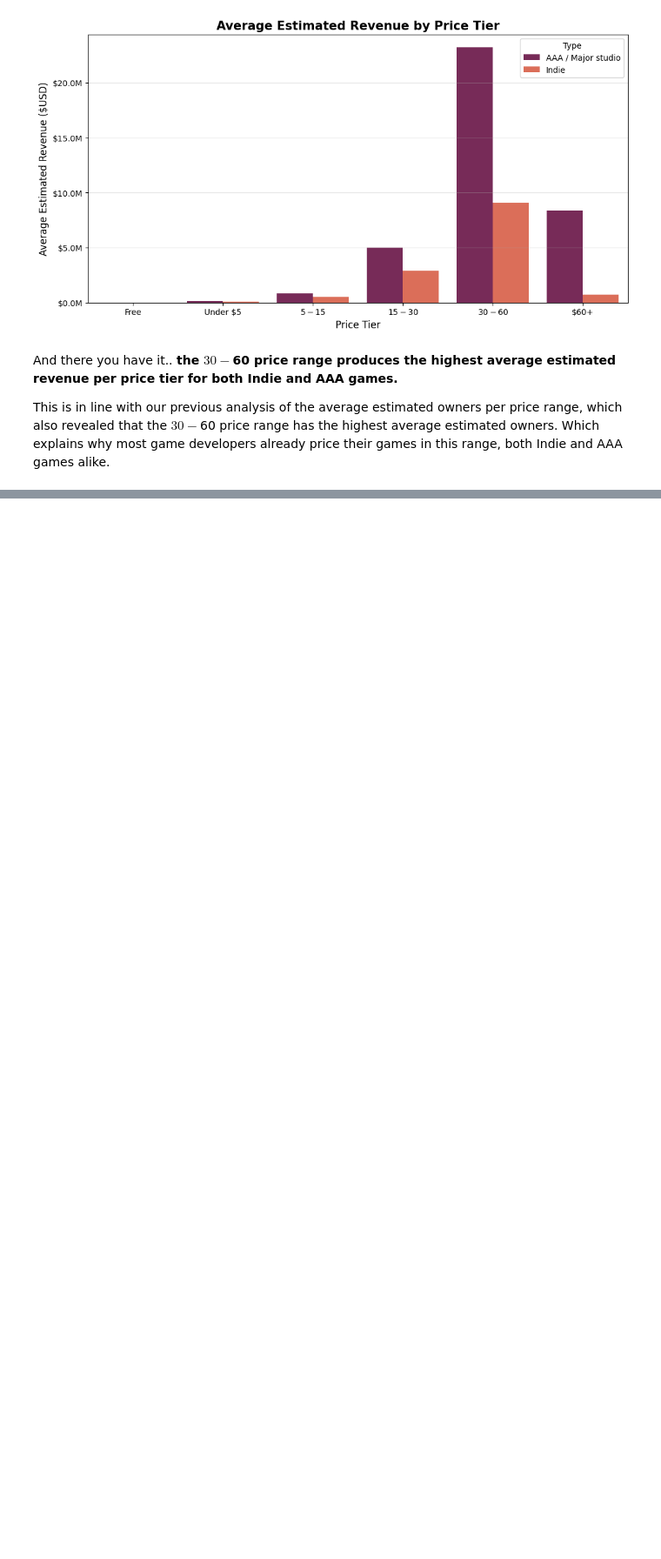
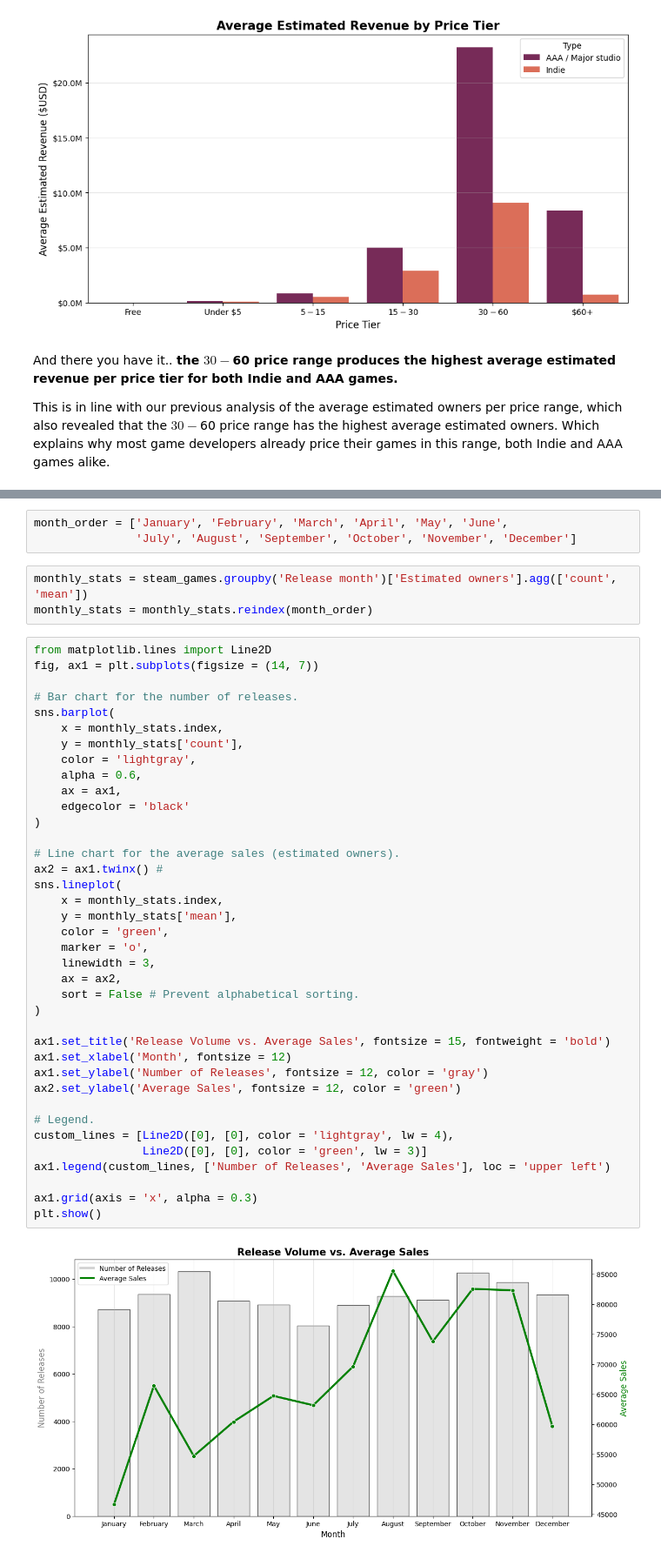
Before and after one commit to frzatla/steam-games-analysis, a Jupyter notebook: notebooks/exploratory_analysis.ipynb, the cells around one changed output, grey strips where cells are left out. Shown at 87% size. Cells and saved outputs as stored; diff of their text form; blank space fills up the shorter version.

Commit message:
Completed the third objective - Determining the best month to release a game.

```diff
--- a/notebooks/exploratory_analysis.ipynb
+++ b/notebooks/exploratory_analysis.ipynb
@@ -869,0 +869,46 @@ This is in line with our previous analysis of the average estimated owners per p
+# %%
+month_order = ['January', 'February', 'March', 'April', 'May', 'June',
+               'July', 'August', 'September', 'October', 'November', 'December']
+# %%
+monthly_stats = steam_games.groupby('Release month')['Estimated owners'].agg(['count', 'mean'])
+monthly_stats = monthly_stats.reindex(month_order)
+# %%
+from matplotlib.lines import Line2D
+fig, ax1 = plt.subplots(figsize = (14, 7))
+
+# Bar chart for the number of releases.
+sns.barplot(
+    x = monthly_stats.index,
+    y = monthly_stats['count'],
+    color = 'lightgray',
+    alpha = 0.6,
+    ax = ax1,
+    edgecolor = 'black'
+)
+
+# Line chart for the average sales (estimated owners).
+ax2 = ax1.twinx() #
+sns.lineplot(
+    x = monthly_stats.index,
+    y = monthly_stats['mean'],
+    color = 'green',
+    marker = 'o',
+    linewidth = 3,
+    ax = ax2,
+    sort = False # Prevent alphabetical sorting.
+)
+
+ax1.set_title('Release Volume vs. Average Sales', fontsize = 15, fontweight = 'bold')
+ax1.set_xlabel('Month', fontsize = 12)
+ax1.set_ylabel('Number of Releases', fontsize = 12, color = 'gray')
+ax2.set_ylabel('Average Sales', fontsize = 12, color = 'green')
+
+# Legend.
+custom_lines = [Line2D([0], [0], color = 'lightgray', lw = 4),
+                Line2D([0], [0], color = 'green', lw = 3)]
+ax1.legend(custom_lines, ['Number of Releases', 'Average Sales'], loc = 'upper left')
+
+ax1.grid(axis = 'x', alpha = 0.3)
+plt.show()
+# %% [output]
+[figure, added]
```
Also changed, not shown: parts of 8 cells of this notebook, 1 other file.
